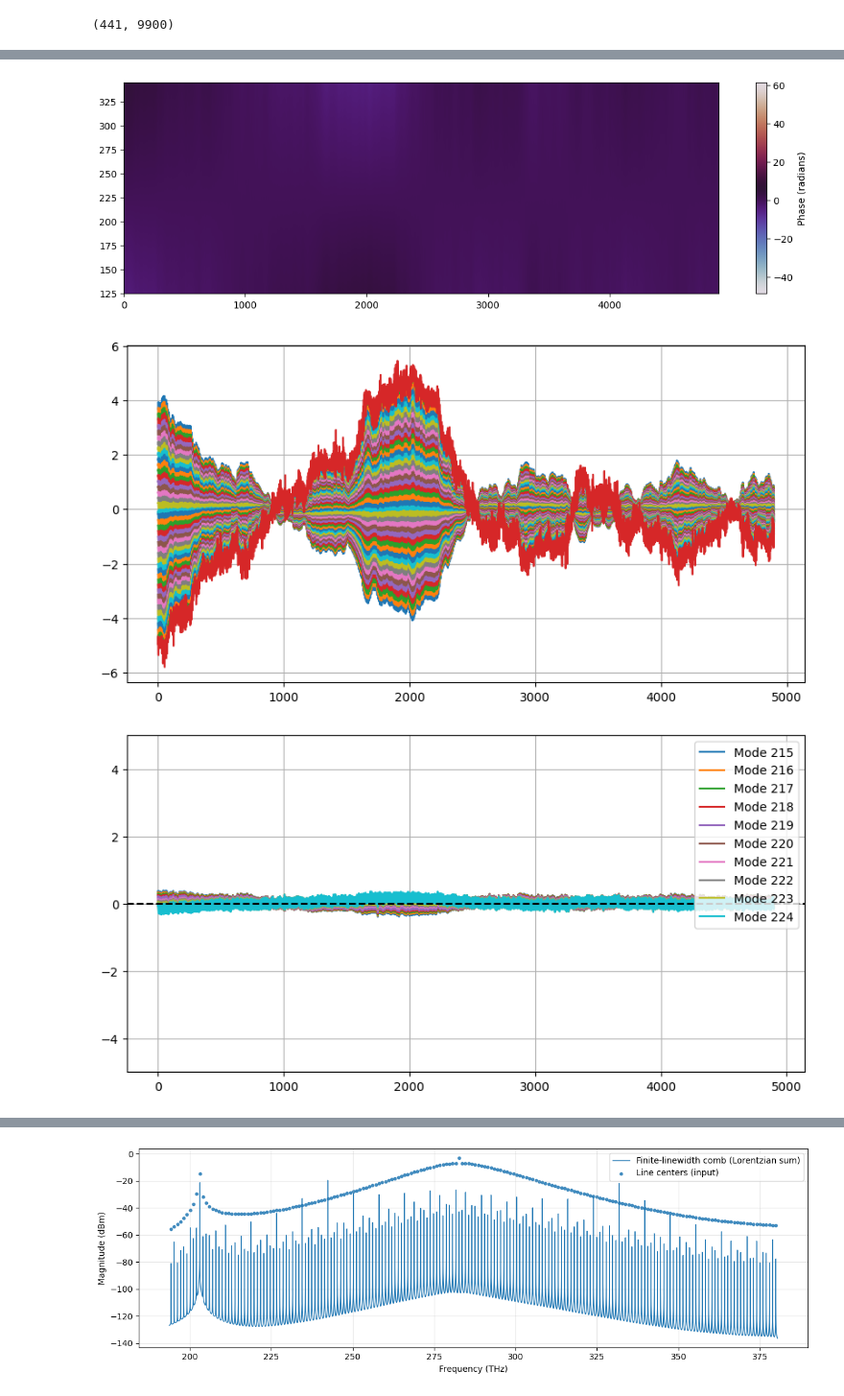
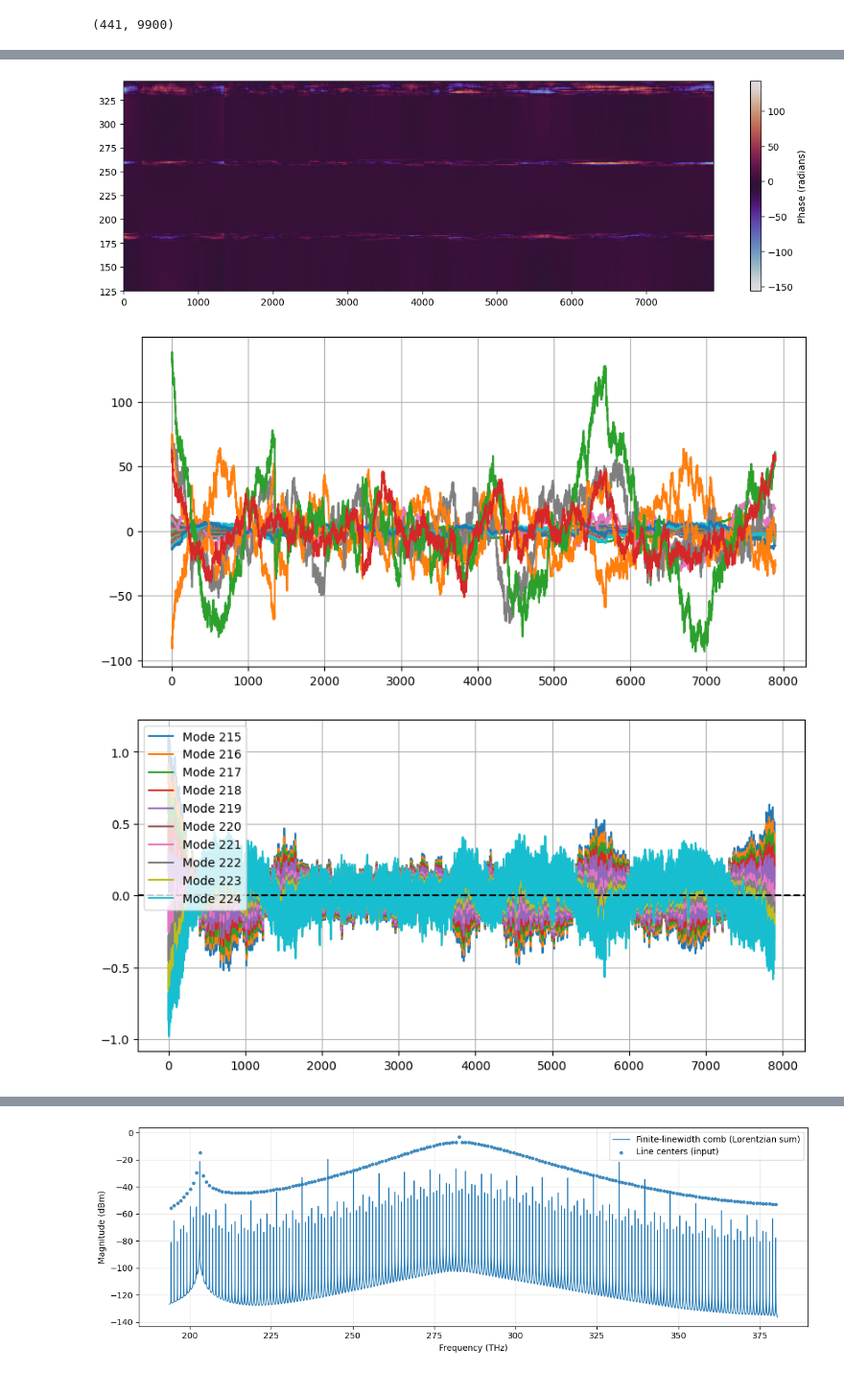
Before and after one commit to Vishwanath1999/phd_work, a Jupyter notebook: phase_noise_analysis.ipynb, the cells around one changed output, grey strips where cells are left out. Shown at 96% size. Saved outputs shown, nothing was run; the diff lists cells and outputs as text; code cells hidden in the pictures.

```diff
--- a/phase_noise_analysis.ipynb
+++ b/phase_noise_analysis.ipynb
@@ -5,13 +5,15 @@ from scipy.signal import detrend
 # %%
 %matplotlib inline
 # %%
-# path = '/zhome/d5/3/214816/viswa/results/mrr_sac_cluster_delayed_toptica_pow_ton_un_norm_high_only_detuning_v8/high/new_ctrl_freq/30_16__acav_history.npy'
-# path = '/zhome/d5/3/214816/viswa/results/mrr_sac_cluster_delayed_toptica_pow_ton_un_norm_high_only_detuning_v8/high/normal/50_16__acav_history.npy'
-# path = '/zhome/d5/3/214816/viswa/results/mrr_sac_cluster_delayed_toptica_pow_ton_un_norm_high_only_detuning_v8/high/phase_noise/10_16__acav_history.npy'
-# path = '/zhome/d5/3/214816/viswa/results/mrr_sac_cluster_delayed_toptica_pow_ton_un_norm_high_only_detuning_v8/high/normal_no_shot_noise/40_16__acav_history.npy'
-# path = '/zhome/d5/3/214816/viswa/results/mrr_sac_cluster_delayed_toptica_pow_ton_un_norm_high_only_detuning_v8/high/phase_noise_raman_ctrl/70_16__acav_history.npy'
-path = '/work3/viswa/results/mrr_sac_cluster_delayed_toptica_pow_ton_un_norm_high_only_detuning_v8/high/phase_noise_to_shot/00_16__acav_history.npy'
+# path = '/work3/viswa/results/results_prev/mrr_sac_cluster_delayed_toptica_pow_ton_un_norm_high_only_detuning_v8/high/new_ctrl_freq/30_16__acav_history.npy'
+# path = '/work3/viswa/results/results_prev/mrr_sac_cluster_delayed_toptica_pow_ton_un_norm_high_only_detuning_v8/high/normal/50_16__acav_history.npy'
+# path = '/work3/viswa/results/results_prev/mrr_sac_cluster_delayed_toptica_pow_ton_un_norm_high_only_detuning_v8/high/phase_noise/10_16__acav_history.npy'
+# path = '/work3/viswa/results/results_prev/mrr_sac_cluster_delayed_toptica_pow_ton_un_norm_high_only_detuning_v8/high/normal_no_shot_noise/40_16__acav_history.npy'
+# path = '/work3/viswa/results/results_prev/mrr_sac_cluster_delayed_toptica_pow_ton_un_norm_high_only_detuning_v8/high/phase_noise_raman_ctrl/70_16__acav_history.npy'
+# path = '/work3/viswa/results/mrr_sac_cluster_delayed_toptica_pow_ton_un_norm_high_only_detuning_v8/high/phase_noise_to_shot/00_16__acav_history.npy'
 # path = '/work3/viswa/results/mrr_sac_cluster_delayed_toptica_pow_ton_un_norm_high_only_detuning_v8/high/phase_noise_to_shot/30_16__acav_history.npy'
+# path = '/work3/viswa/results/mrr_sac_cluster_delayed_toptica_pow_ton_un_norm_high_only_detuning_v8/high/new_ctrl_freq/noise_to_shot/10_16__acav_history.npy'
+path = '/work3/viswa/results/mrr_sac_cluster_delayed_toptica_pow_ton_un_norm_high_only_detuning_v8/high/new_ctrl_freq/phase_noise_to_shot_raman_2x_delay/10_16__acav_history.npy'
 acav_history_8 = np.load(path).T
 acav_history_8.shape
 # %% [output]
@@ -60,11 +60,11 @@ plt.show()
 # %%
 # plot the phase of the fft
-acav_fft_8_phase = np.angle(acav_fft_8)[:, 5000:]
+acav_fft_8_phase = np.angle(acav_fft_8)[:, 2000:]
 # unwrap the phase along time axis
 acav_fft_8_phase = np.unwrap(acav_fft_8_phase, axis=1)
 # detrend the phase along time axis
-# acav_fft_8_phase = detrend(acav_fft_8_phase, axis=1, bp=1200)
-acav_fft_8_phase = detrend(acav_fft_8_phase, axis=1)
+acav_fft_8_phase = detrend(acav_fft_8_phase, axis=1, bp=[1350,2500,4350])
+# acav_fft_8_phase = detrend(acav_fft_8_phase, axis=1)
 plt.figure(figsize=(14, 4))
 plt.imshow(acav_fft_8_phase, aspect='auto', extent=[0, acav_fft_8_phase.shape[1], 0, acav_fft_8_phase.shape[0]], cmap='twilight')
 # plt.axvline(4500, color='red', linestyle='--')
@@ -72,4 +72,4 @@ plt.colorbar(label='Phase (radians)')
 plt.ylim(125,345)
 plt.show()
 # %% [output]
-[figure, old version]
+[figure, new version]
@@ -92,5 +76,6 @@ plt.show()
 # %%
 # detrend and plot the first mode phase
+# %matplotlib widget
 idx_mode = 2
 plt.figure(figsize=(10,5))
 for idx_mode in range(125, 345, 5):
@@ -103,29 +88,30 @@ plt.grid()
 # plt.ylim(-100,100)
 plt.show()
 # plt.plot(acav_fft_8_phase[0])
+# %matplotlib inline
 # %% [output]
-[figure, old version]
+[figure, new version]
 # %%
 # plot the jitter of phase of all comb lines w.r.t central line (mode 220)
-acav_fft_8_phase = np.angle(acav_fft_8)[:, 5000:]
+acav_fft_8_phase = np.angle(acav_fft_8)[:, 2000:]
 acav_fft_8_phase = np.unwrap(acav_fft_8_phase, axis=1)
 # detrend the phase along time axis
 acav_fft_8_phase = detrend(acav_fft_8_phase, axis=1)
 central_mode_phase = acav_fft_8_phase[220]
 plt.figure(figsize=(10,5))
 for idx_mode in range(220-5,220+5):
     phase_jitter = acav_fft_8_phase[idx_mode] - central_mode_phase
     plt.plot(phase_jitter, label=f'Mode {idx_mode}')
     # plt.legend()
 plt.grid()
 plt.axhline(0, color='black', ls='--')
 # plt.axvline(4500, color='red', linestyle='--')
 plt.legend()
 # plt.xlim(2200,20000)
-plt.ylim(-5,5)
+# plt.ylim(-5,5)
 plt.show()
 # %% [output]
-[figure, old version]
+[figure, new version]
 # %%
 """
 Power Spectral Density Calculator
```
Also changed, not shown: parts of 13 cells of this notebook, 13 other files.
